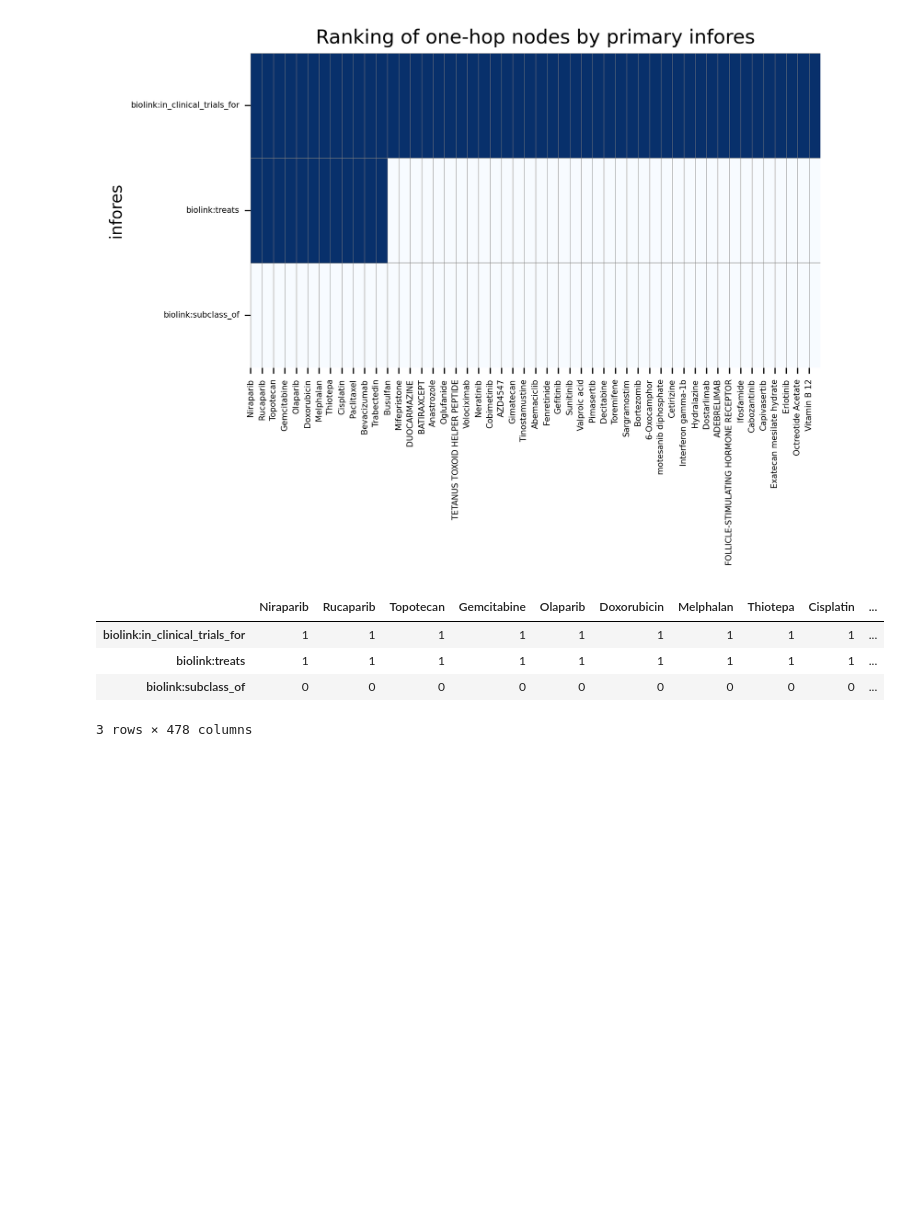
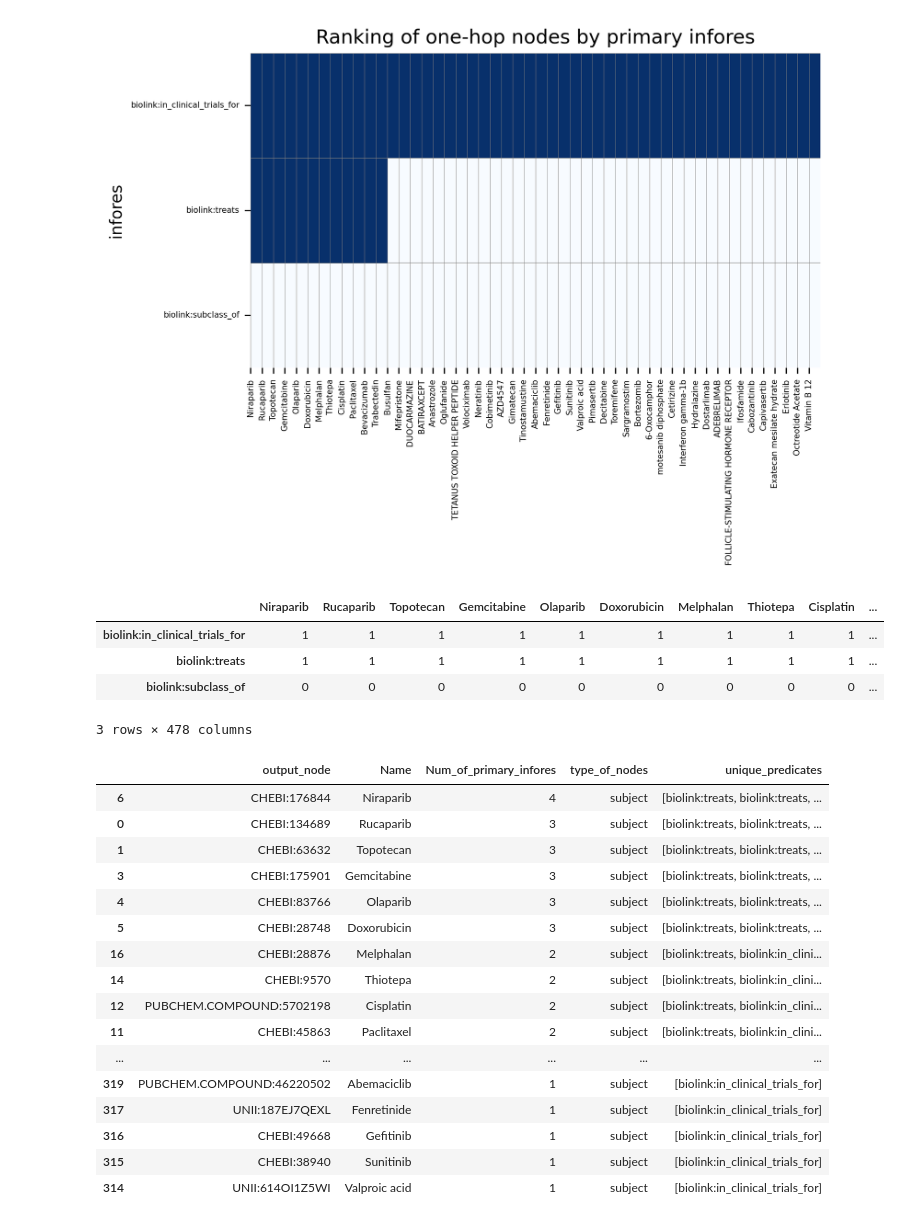
Before and after one commit to sierra-moxon/Translator_component_toolkit, a Jupyter notebook: notebooks/Connection_finder.ipynb, the cells around one changed output. Drawn from its saved outputs; the diff is of its cells as text; code cells hidden in the pictures; blank space fills up the shorter version.

```diff
--- a/notebooks/Connection_finder.ipynb
+++ b/notebooks/Connection_finder.ipynb
@@ -143,5 +141,25 @@ NodeNorm does not know about these identifiers: UNII:JDS6958QAG,UNII:Y8DGL9885E,
 | biolink:treats | 1 | 1 | 1 | 1 | 1 | 1 | 1 | 1 | 1 | ... |
 | biolink:subclass_of | 0 | 0 | 0 | 0 | 0 | 0 | 0 | 0 | 0 | ... |
 3 rows × 478 columns
+# %%
+result_ranked_by_primary_infores.head(30)
+# %% [output]
+|  | output_node | Name | Num_of_primary_infores | type_of_nodes | unique_predicates |
+| 6 | CHEBI:176844 | Niraparib | 4 | subject | [biolink:treats, biolink:treats, ... |
+| 0 | CHEBI:134689 | Rucaparib | 3 | subject | [biolink:treats, biolink:treats, ... |
+| 1 | CHEBI:63632 | Topotecan | 3 | subject | [biolink:treats, biolink:treats, ... |
+| 3 | CHEBI:175901 | Gemcitabine | 3 | subject | [biolink:treats, biolink:treats, ... |
+| 4 | CHEBI:83766 | Olaparib | 3 | subject | [biolink:treats, biolink:treats, ... |
+| 5 | CHEBI:28748 | Doxorubicin | 3 | subject | [biolink:treats, biolink:treats, ... |
+| 16 | CHEBI:28876 | Melphalan | 2 | subject | [biolink:treats, biolink:in_clini... |
+| 14 | CHEBI:9570 | Thiotepa | 2 | subject | [biolink:treats, biolink:in_clini... |
+| 12 | PUBCHEM.COMPOUND:5702198 | Cisplatin | 2 | subject | [biolink:treats, biolink:in_clini... |
+| 11 | CHEBI:45863 | Paclitaxel | 2 | subject | [biolink:treats, biolink:in_clini... |
+| ... | ... | ... | ... | ... | ... |
+| 319 | PUBCHEM.COMPOUND:46220502 | Abemaciclib | 1 | subject | [biolink:in_clinical_trials_for] |
+| 317 | UNII:187EJ7QEXL | Fenretinide | 1 | subject | [biolink:in_clinical_trials_for] |
+| 316 | CHEBI:49668 | Gefitinib | 1 | subject | [biolink:in_clinical_trials_for] |
+| 315 | CHEBI:38940 | Sunitinib | 1 | subject | [biolink:in_clinical_trials_for] |
+| 314 | UNII:614OI1Z5WI | Valproic acid | 1 | subject | [biolink:in_clinical_trials_for] |
 # %%
 # End of the example
```
Also changed, not shown: parts of 1 cell of this notebook, 1 other file.
